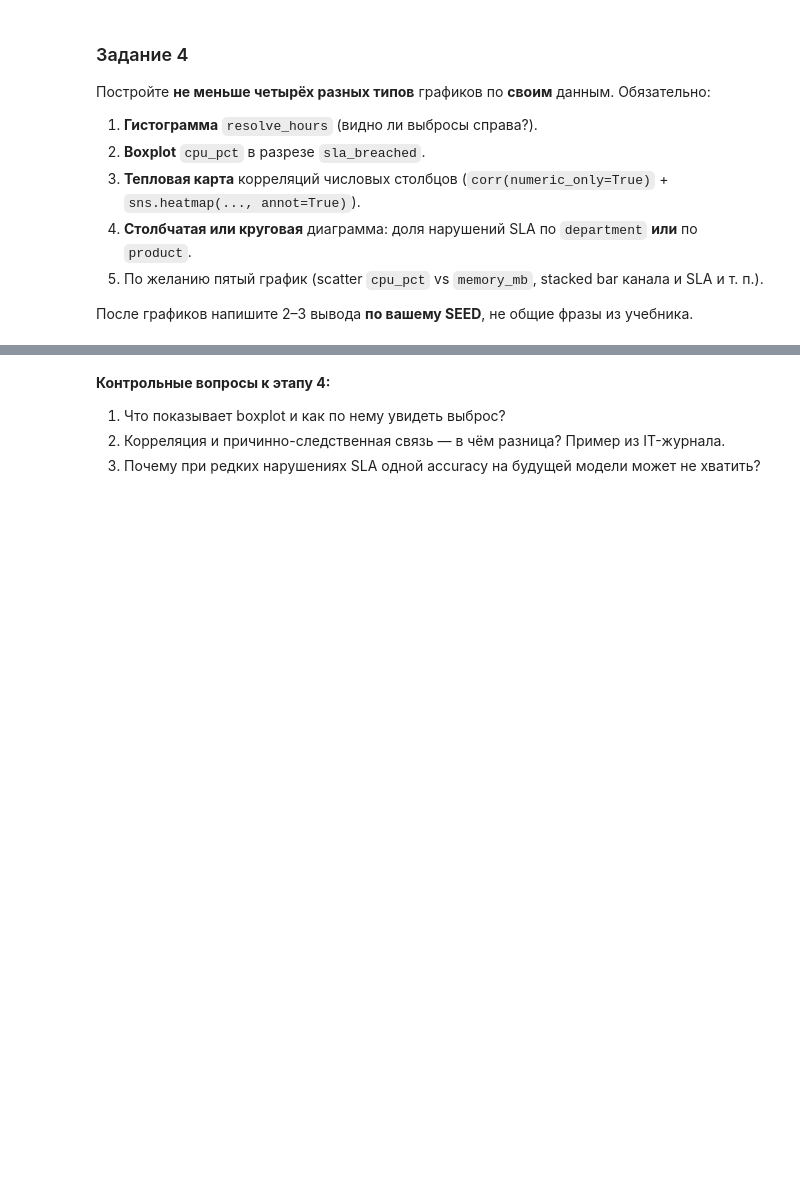
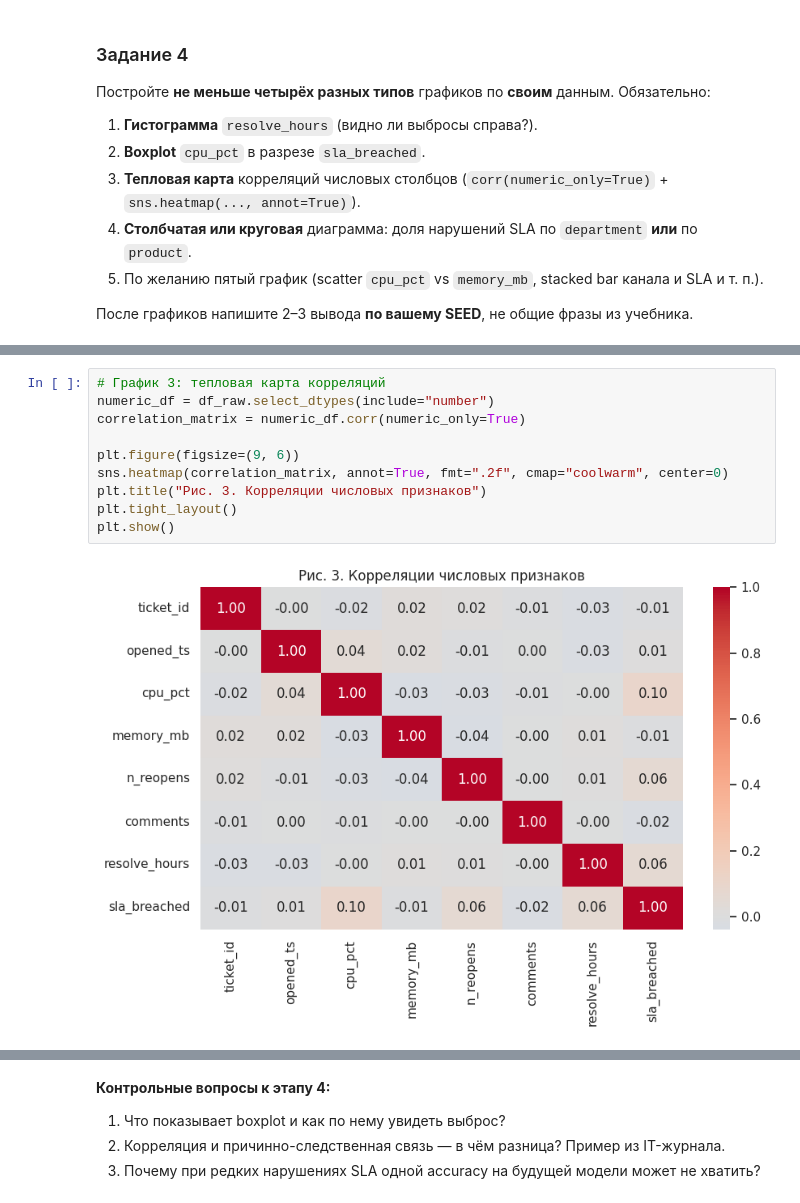
Before and after one commit to AstronomekDomansky/-.-1, a Jupyter notebook: СииБД4.ipynb, the cells around one changed output, grey strips where cells are left out. Cells and saved outputs as stored; diff of their text form; blank space fills up the shorter version.

```diff
--- a/СииБД4.ipynb
+++ b/СииБД4.ipynb
@@ -217,0 +226,12 @@ plt.show()
+# %%
+# График 3: тепловая карта корреляций
+numeric_df = df_raw.select_dtypes(include="number")
+correlation_matrix = numeric_df.corr(numeric_only=True)
+
+plt.figure(figsize=(9, 6))
+sns.heatmap(correlation_matrix, annot=True, fmt=".2f", cmap="coolwarm", center=0)
+plt.title("Рис. 3. Корреляции числовых признаков")
+plt.tight_layout()
+plt.show()
+# %% [output]
+[figure, added]
```
Also changed, not shown: parts of 15 cells of this notebook.
